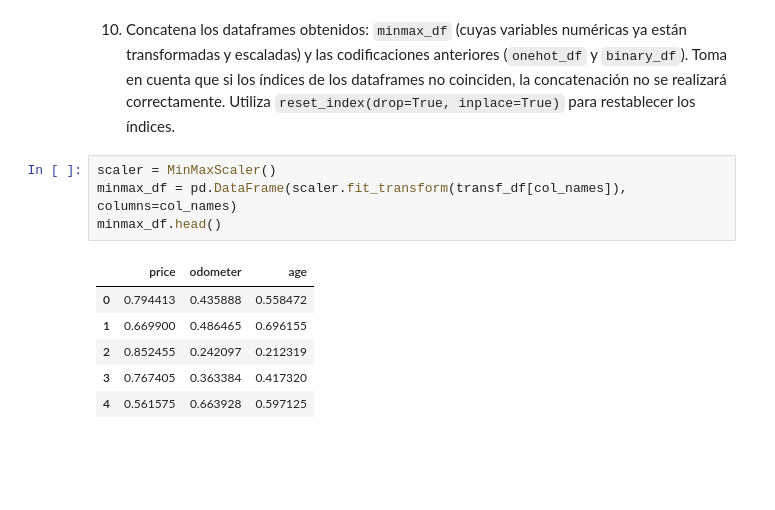
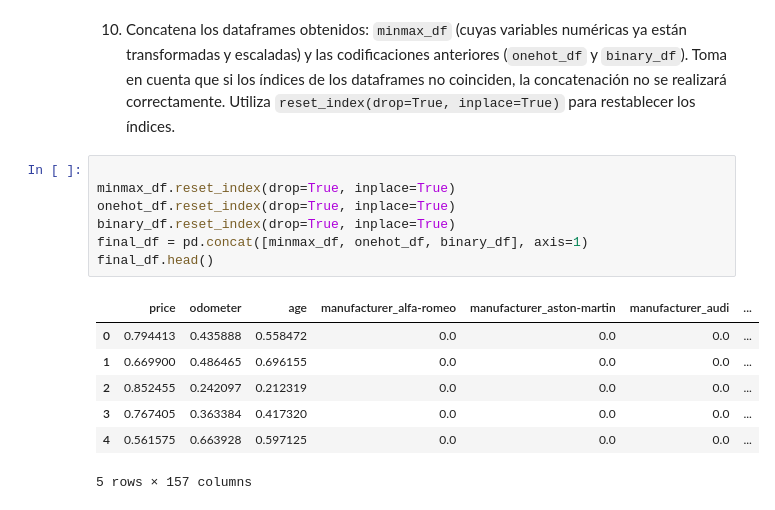
Before and after one commit to HesusG/actividades-HesusG, a Jupyter notebook: Actividad6FE.ipynb, the cells around one changed output. Drawn from its saved outputs; the diff is of its cells as text; blank space fills up the shorter version.

```diff
--- a/Actividad6FE.ipynb
+++ b/Actividad6FE.ipynb
@@ -660,14 +669,18 @@ binary_df
 368433 rows × 42 columns
 # %% [markdown]
 10. Concatena los dataframes obtenidos: `minmax_df` (cuyas variables numéricas ya están transformadas y escaladas) y las codificaciones anteriores (`onehot_df` y `binary_df`). Toma en cuenta que si los índices de los dataframes no coinciden, la concatenación no se realizará correctamente. Utiliza `reset_index(drop=True, inplace=True)` para restablecer los índices.
-# %%
-scaler = MinMaxScaler()
-minmax_df = pd.DataFrame(scaler.fit_transform(transf_df[col_names]), columns=col_names)
-minmax_df.head()
-# %% [output]
-|  | price | odometer | age |
-| 0 | 0.794413 | 0.435888 | 0.558472 |
-| 1 | 0.669900 | 0.486465 | 0.696155 |
-| 2 | 0.852455 | 0.242097 | 0.212319 |
-| 3 | 0.767405 | 0.363384 | 0.417320 |
-| 4 | 0.561575 | 0.663928 | 0.597125 |
+# %%
+
+minmax_df.reset_index(drop=True, inplace=True)
+onehot_df.reset_index(drop=True, inplace=True)
+binary_df.reset_index(drop=True, inplace=True)
+final_df = pd.concat([minmax_df, onehot_df, binary_df], axis=1)
+final_df.head()
+# %% [output]
+|  | price | odometer | age | manufacturer_alfa-romeo | manufacturer_aston-martin | manufacturer_audi | ... |
+| 0 | 0.794413 | 0.435888 | 0.558472 | 0.0 | 0.0 | 0.0 | ... |
+| 1 | 0.669900 | 0.486465 | 0.696155 | 0.0 | 0.0 | 0.0 | ... |
+| 2 | 0.852455 | 0.242097 | 0.212319 | 0.0 | 0.0 | 0.0 | ... |
+| 3 | 0.767405 | 0.363384 | 0.417320 | 0.0 | 0.0 | 0.0 | ... |
+| 4 | 0.561575 | 0.663928 | 0.597125 | 0.0 | 0.0 | 0.0 | ... |
+5 rows × 157 columns
```
Also changed, not shown: parts of 5 cells of this notebook.
